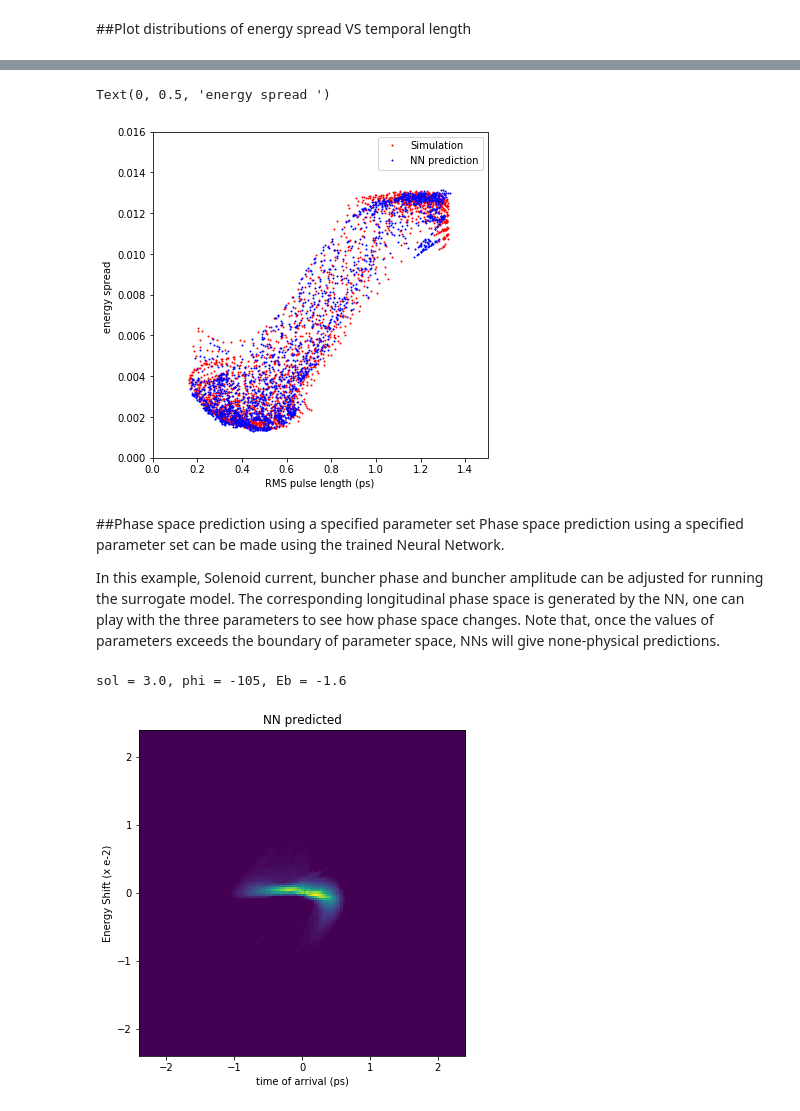
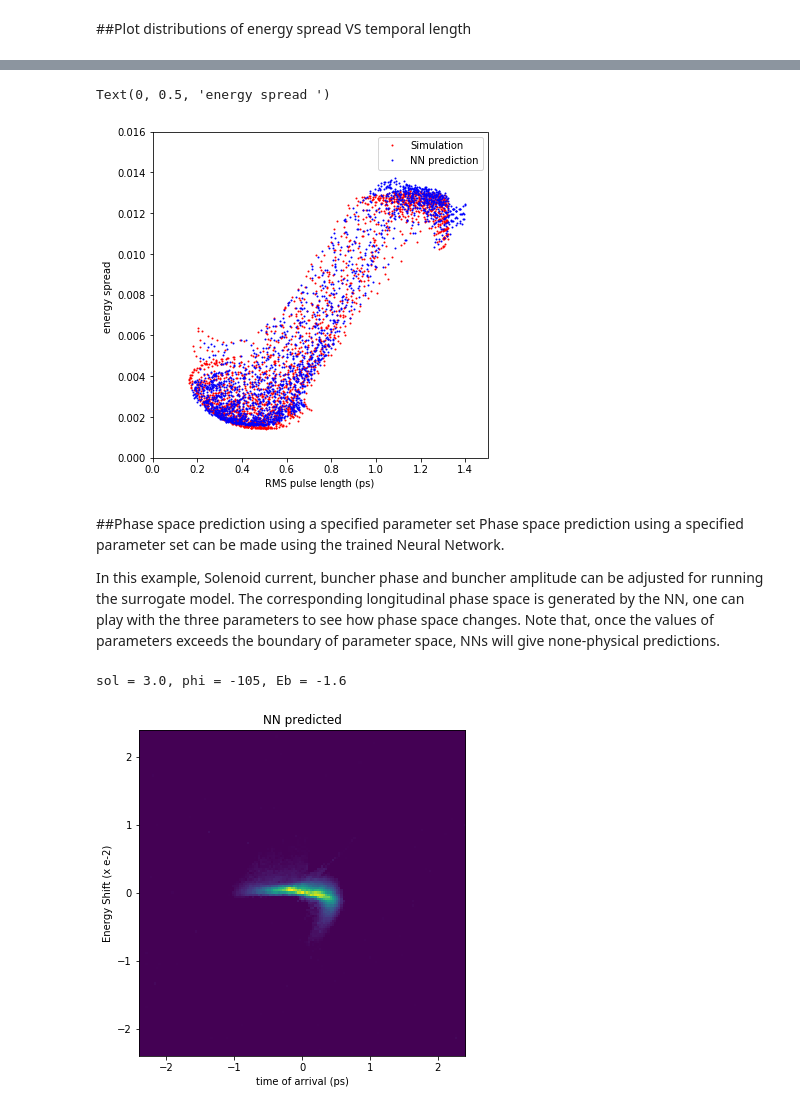
Before and after one commit to fuhaoji/HiRES-Net-Accelerator-modeling, a Jupyter notebook: HiRESnet_acceleratorModeling.ipynb, the cells around one changed output, grey strips where cells are left out. Drawn from its saved outputs; the diff is of its cells as text; code cells hidden in the pictures.

```diff
--- a/HiRESnet_acceleratorModeling.ipynb
+++ b/HiRESnet_acceleratorModeling.ipynb
@@ -352,6 +351,9 @@ model = keras.Sequential([
     keras.layers.Dense(200),
     keras.layers.Activation('relu'),
 
+    keras.layers.Dense(500),
+    keras.layers.Activation('relu'),
+
     keras.layers.Dense(outshape),
     keras.layers.BatchNormalization(epsilon=1e-06, axis=-1,momentum=0.9,beta_initializer='zero', gamma_initializer='one'),
     keras.layers.Activation('relu')
@@ -715,7 +722,7 @@ plt.xlabel('RMS pulse length (ps)')
 plt.ylabel('energy spread ')
 # %% [output]
 Text(0, 0.5, 'energy spread ')
-[figure, old version]
+[figure, new version]
 # %% [markdown]
 ##Phase space prediction using a specified parameter set
 Phase space prediction using a specified parameter set can be made using the trained Neural Network.
@@ -724,29 +731,28 @@ In this example, Solenoid current, buncher phase and buncher amplitude can be ad
 # %%
 # prediction using a specified parameter set
 
 sol = 3.0
 phi = -105
 Eb = -1.6
 
 
 sol_norm = (sol-avgx[0])/stdx[0]
 phi_norm = (phi-avgx[1])/stdx[1]
 Eb_norm = (Eb-avgx[2])/stdx[2]
 
 x_specify = np.array([[ sol_norm , phi_norm , Eb_norm]])
 prediction_specify = model.predict(x_specify)
 plt.figure(figsize=(6,6))
 #plt.subplot(1,2,1)
 
 img_predict = (prediction_specify[0].reshape(151,151)).T
-img_med = ndimage.median_filter(img_predict,1)
-plt.imshow(img_med,extent=[x_start,x_end,y_start,y_end])  #prediction, y need to be reshaped to be displayed
+plt.imshow(img_predict,extent=[x_start,x_end,y_start,y_end])  #prediction, y need to be reshaped to be displayed
 plt.xlabel('time of arrival (ps)')
 plt.ylabel('Energy Shift (x e-2)')
 plt.title('NN predicted')
 
 
 print ("sol = " + str(sol) +", phi = " + str(phi) + ", Eb = " + str(Eb))
 # %% [output]
 sol = 3.0, phi = -105, Eb = -1.6
-[figure, old version]
+[figure, new version]
```
Also changed, not shown: parts of 14 cells of this notebook.
